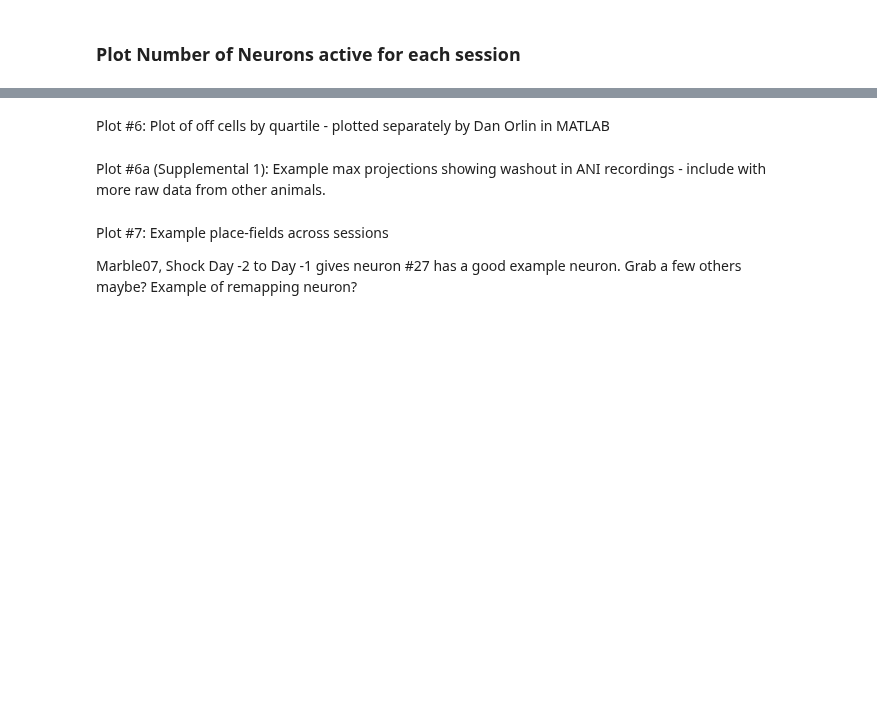
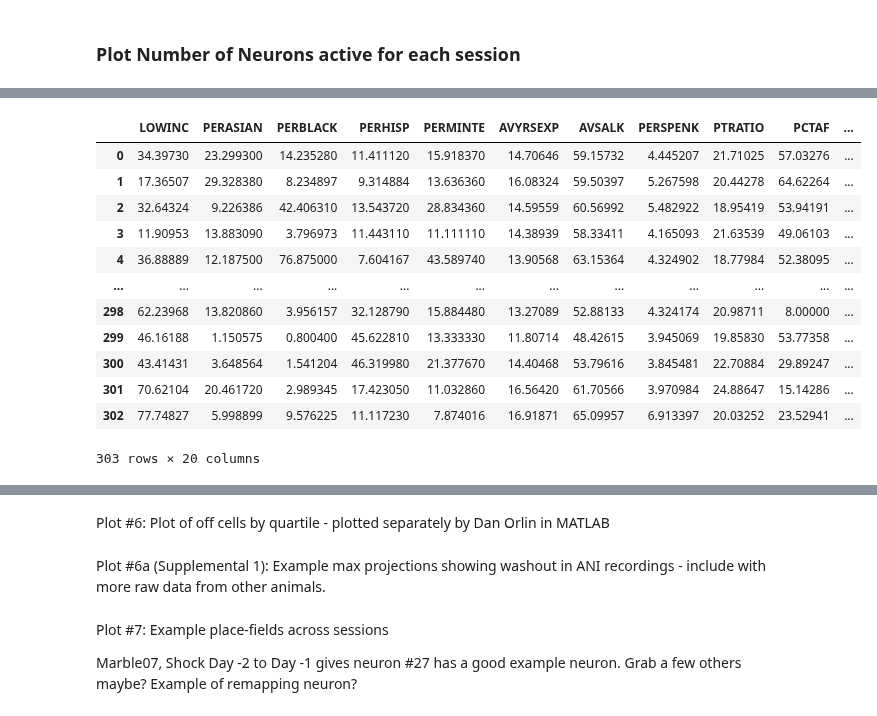
Before and after one commit to nkinsky/Eraser, a Jupyter notebook: Notebooks/Figure2_and_S4-5.ipynb, the cells around one changed output, grey strips where cells are left out. Cells and saved outputs as stored; diff of their text form; code cells hidden in the pictures; blank space fills up the shorter version.

```diff
--- a/Notebooks/Figure2_and_S4-5.ipynb
+++ b/Notebooks/Figure2_and_S4-5.ipynb
@@ -314,0 +552,17 @@ for idd, day in enumerate(days):
+# %%
+data = sm.datasets.star98.load()
+data.exog
+# %% [output]
+|  | LOWINC | PERASIAN | PERBLACK | PERHISP | PERMINTE | AVYRSEXP | AVSALK | PERSPENK | PTRATIO | PCTAF | ... |
+| 0 | 34.39730 | 23.299300 | 14.235280 | 11.411120 | 15.918370 | 14.70646 | 59.15732 | 4.445207 | 21.71025 | 57.03276 | ... |
+| 1 | 17.36507 | 29.328380 | 8.234897 | 9.314884 | 13.636360 | 16.08324 | 59.50397 | 5.267598 | 20.44278 | 64.62264 | ... |
+| 2 | 32.64324 | 9.226386 | 42.406310 | 13.543720 | 28.834360 | 14.59559 | 60.56992 | 5.482922 | 18.95419 | 53.94191 | ... |
+| 3 | 11.90953 | 13.883090 | 3.796973 | 11.443110 | 11.111110 | 14.38939 | 58.33411 | 4.165093 | 21.63539 | 49.06103 | ... |
+| 4 | 36.88889 | 12.187500 | 76.875000 | 7.604167 | 43.589740 | 13.90568 | 63.15364 | 4.324902 | 18.77984 | 52.38095 | ... |
+| ... | ... | ... | ... | ... | ... | ... | ... | ... | ... | ... | ... |
+| 298 | 62.23968 | 13.820860 | 3.956157 | 32.128790 | 15.884480 | 13.27089 | 52.88133 | 4.324174 | 20.98711 | 8.00000 | ... |
+| 299 | 46.16188 | 1.150575 | 0.800400 | 45.622810 | 13.333330 | 11.80714 | 48.42615 | 3.945069 | 19.85830 | 53.77358 | ... |
+| 300 | 43.41431 | 3.648564 | 1.541204 | 46.319980 | 21.377670 | 14.40468 | 53.79616 | 3.845481 | 22.70884 | 29.89247 | ... |
+| 301 | 70.62104 | 20.461720 | 2.989345 | 17.423050 | 11.032860 | 16.56420 | 61.70566 | 3.970984 | 24.88647 | 15.14286 | ... |
+| 302 | 77.74827 | 5.998899 | 9.576225 | 11.117230 | 7.874016 | 16.91871 | 65.09957 | 6.913397 | 20.03252 | 23.52941 | ... |
+303 rows × 20 columns
```
Also changed, not shown: parts of 24 cells of this notebook.
